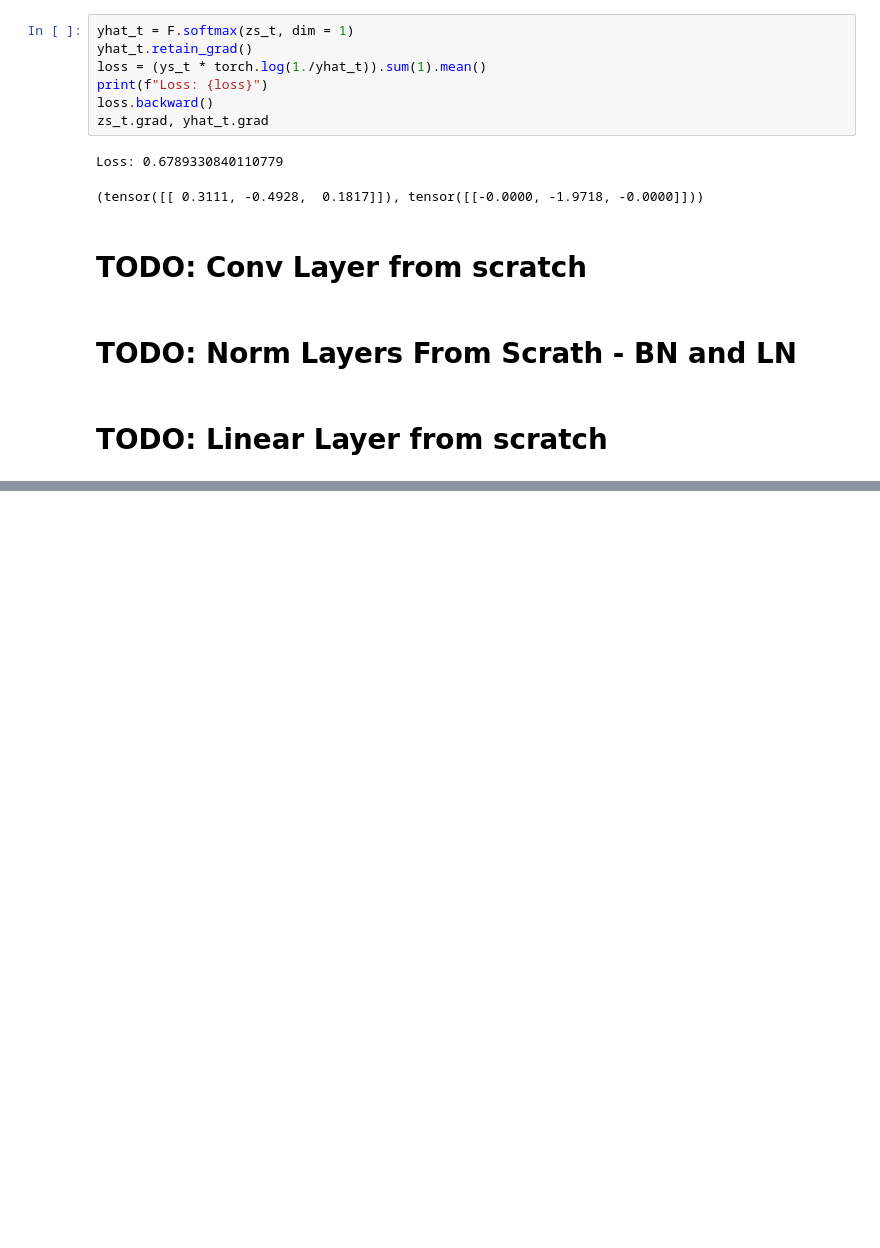
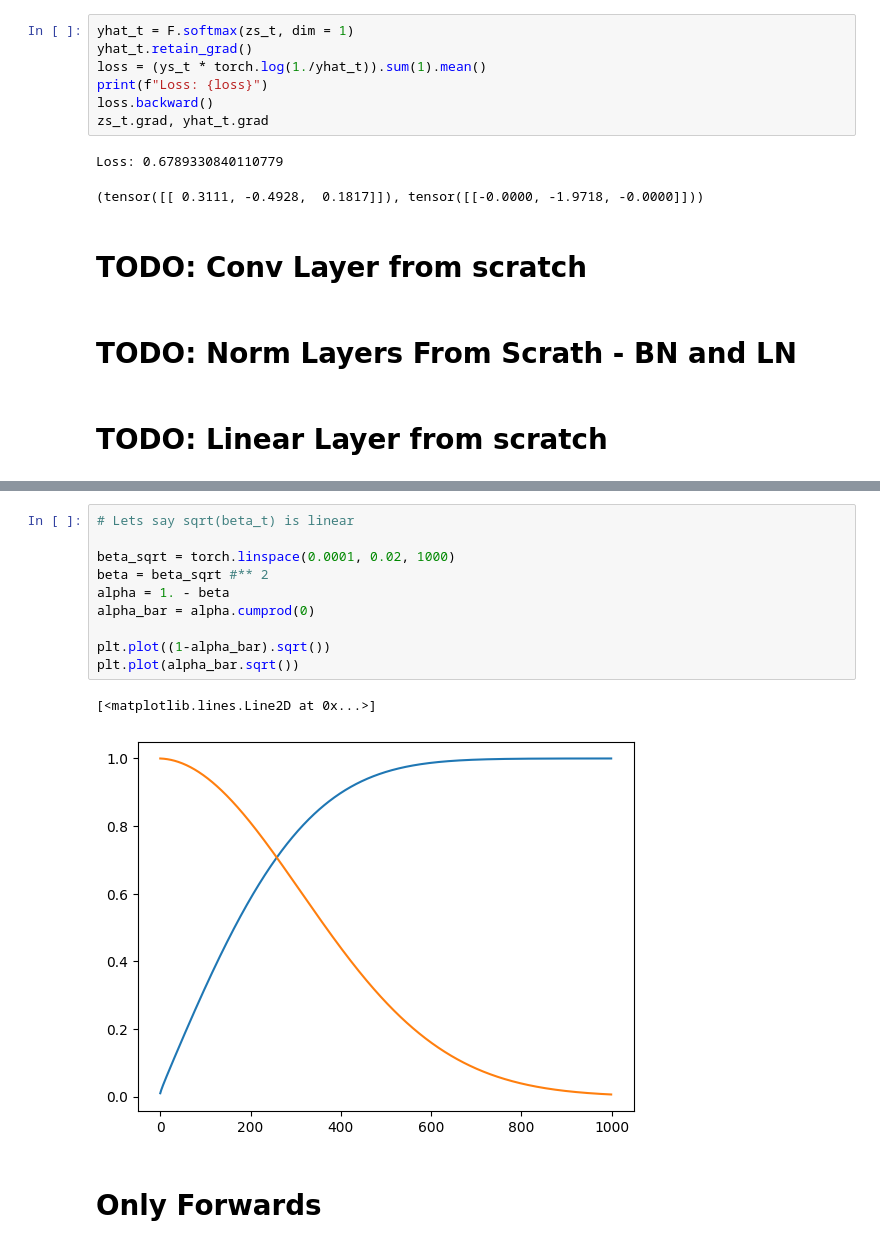
Before and after one commit to pranay8297/fastaip2, a Jupyter notebook: ml_coding_interview_prep.ipynb, the cells around one changed output, grey strips where cells are left out. Saved outputs shown, nothing was run; the diff lists cells and outputs as text; blank space fills up the shorter version.

```diff
--- a/ml_coding_interview_prep.ipynb
+++ b/ml_coding_interview_prep.ipynb
@@ -793,0 +871,15 @@ tensor([[-0.0639, -0.0051,  0.1008],
+# %%
+# Lets say sqrt(beta_t) is linear
+
+beta_sqrt = torch.linspace(0.0001, 0.02, 1000)
+beta = beta_sqrt #** 2
+alpha = 1. - beta
+alpha_bar = alpha.cumprod(0)
+
+plt.plot((1-alpha_bar).sqrt())
+plt.plot(alpha_bar.sqrt())
+# %% [output]
+[<matplotlib.lines.Line2D at 0x...>]
+[figure, added]
+# %% [markdown]
+# Only Forwards
```
Also changed, not shown: parts of 28 cells of this notebook.
